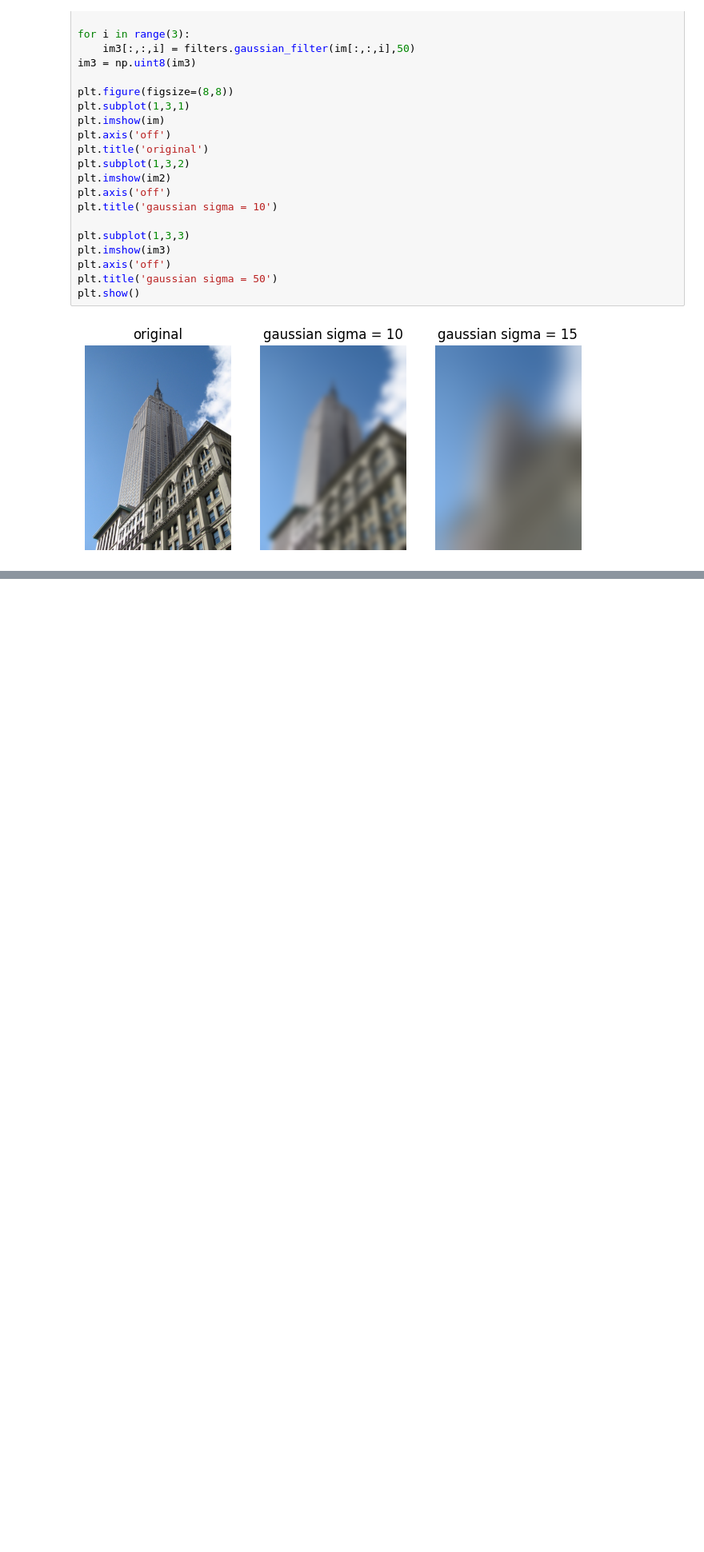
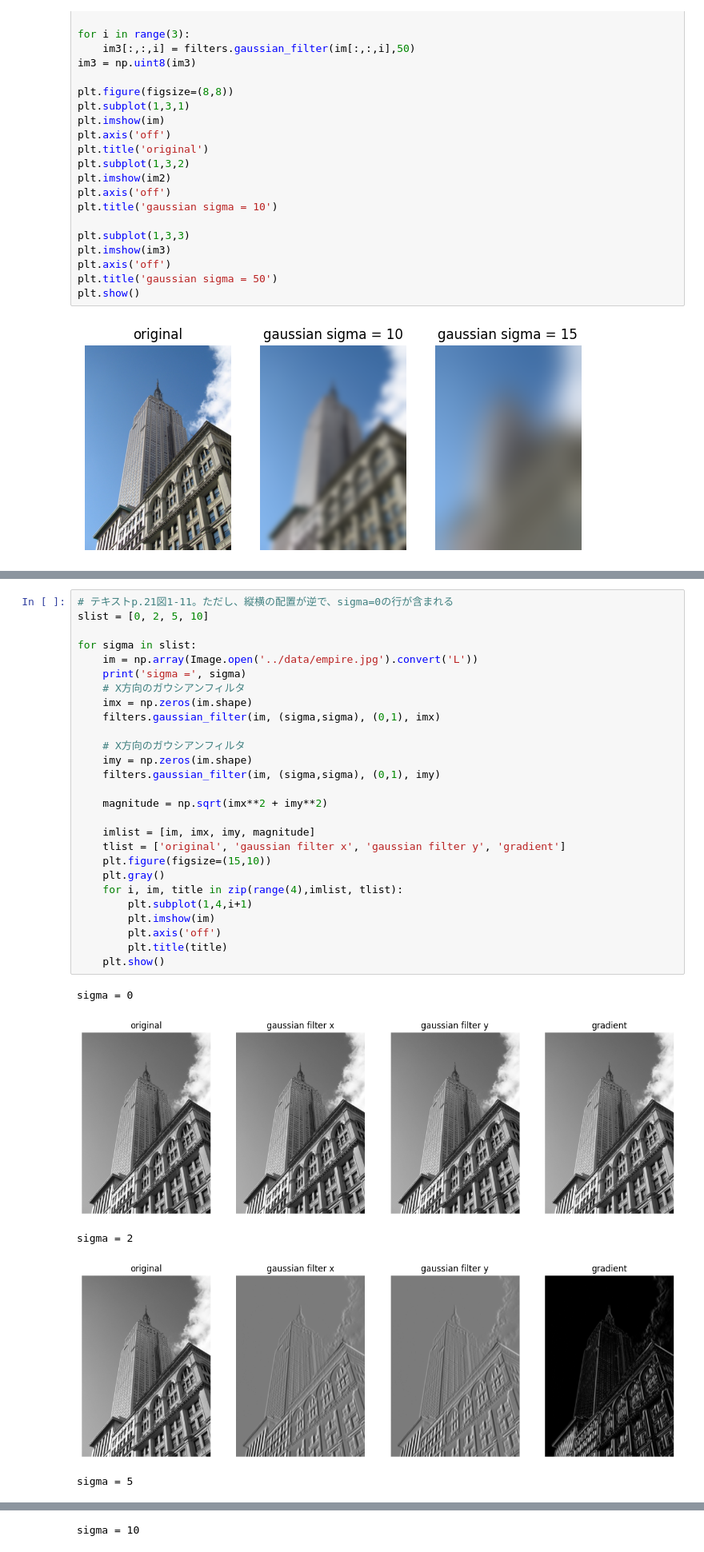
Before and after one commit to emor1/PCV_memo, a Jupyter notebook: ch01_basic_imgProcessing/ch01_scipy.ipynb, the cells around one changed output, grey strips where cells are left out. Shown at 80% size. Drawn from its saved outputs; the diff is of its cells as text; blank space fills up the shorter version.

```diff
--- a/ch01_basic_imgProcessing/ch01_scipy.ipynb
+++ b/ch01_basic_imgProcessing/ch01_scipy.ipynb
@@ -88,0 +133,33 @@ plt.show()
+# %%
+# テキストp.21図1-11。ただし、縦横の配置が逆で、sigma=0の行が含まれる
+slist = [0, 2, 5, 10]
+
+for sigma in slist:
+    im = np.array(Image.open('../data/empire.jpg').convert('L'))
+    print('sigma =', sigma)
+    # X方向のガウシアンフィルタ
+    imx = np.zeros(im.shape)
+    filters.gaussian_filter(im, (sigma,sigma), (0,1), imx)
+
+    # X方向のガウシアンフィルタ
+    imy = np.zeros(im.shape)
+    filters.gaussian_filter(im, (sigma,sigma), (0,1), imy)
+
+    magnitude = np.sqrt(imx**2 + imy**2)
+
+    imlist = [im, imx, imy, magnitude]
+    tlist = ['original', 'gaussian filter x', 'gaussian filter y', 'gradient']
+    plt.figure(figsize=(15,10))
+    plt.gray()
+    for i, im, title in zip(range(4),imlist, tlist):
+        plt.subplot(1,4,i+1)
+        plt.imshow(im)
+        plt.axis('off')
+        plt.title(title)
+    plt.show()
+# %% [output]
+sigma = 0
+[figure, added]
+sigma = 2
+[figure, added]
+sigma = 5
@@ -88,0 +167 @@ plt.show()
+sigma = 10
```
Also changed, not shown: parts of 11 cells of this notebook, 1 other file.
